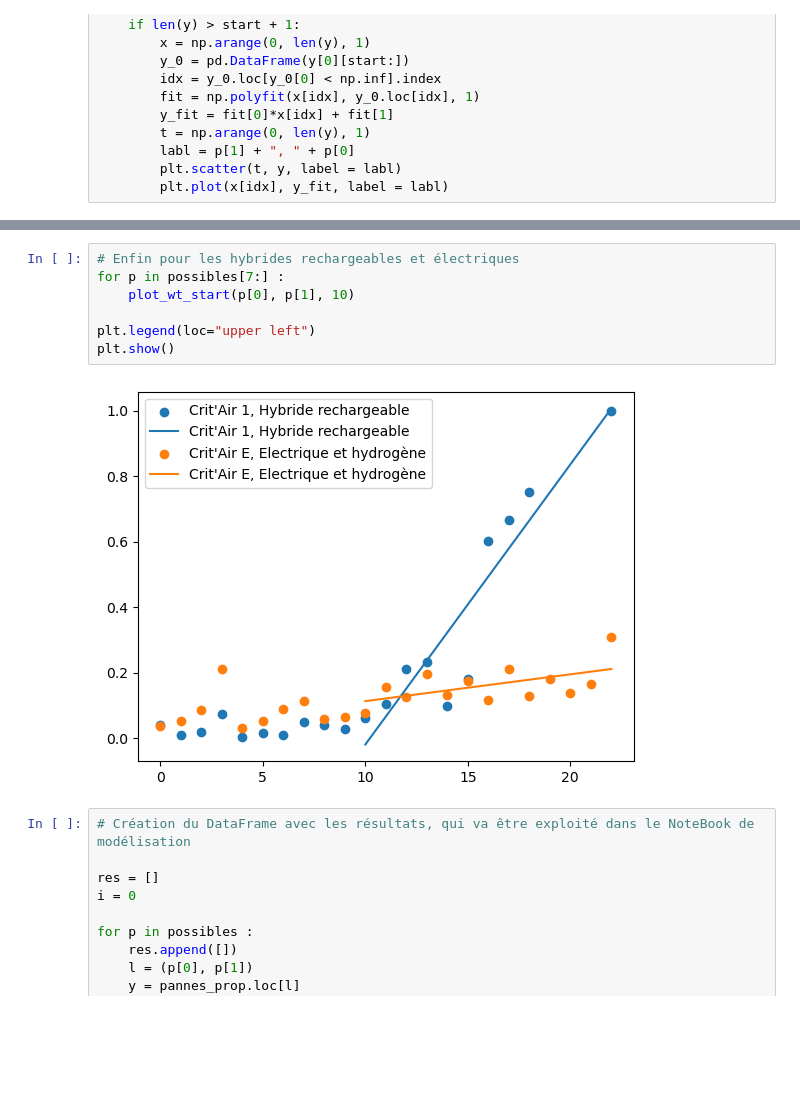
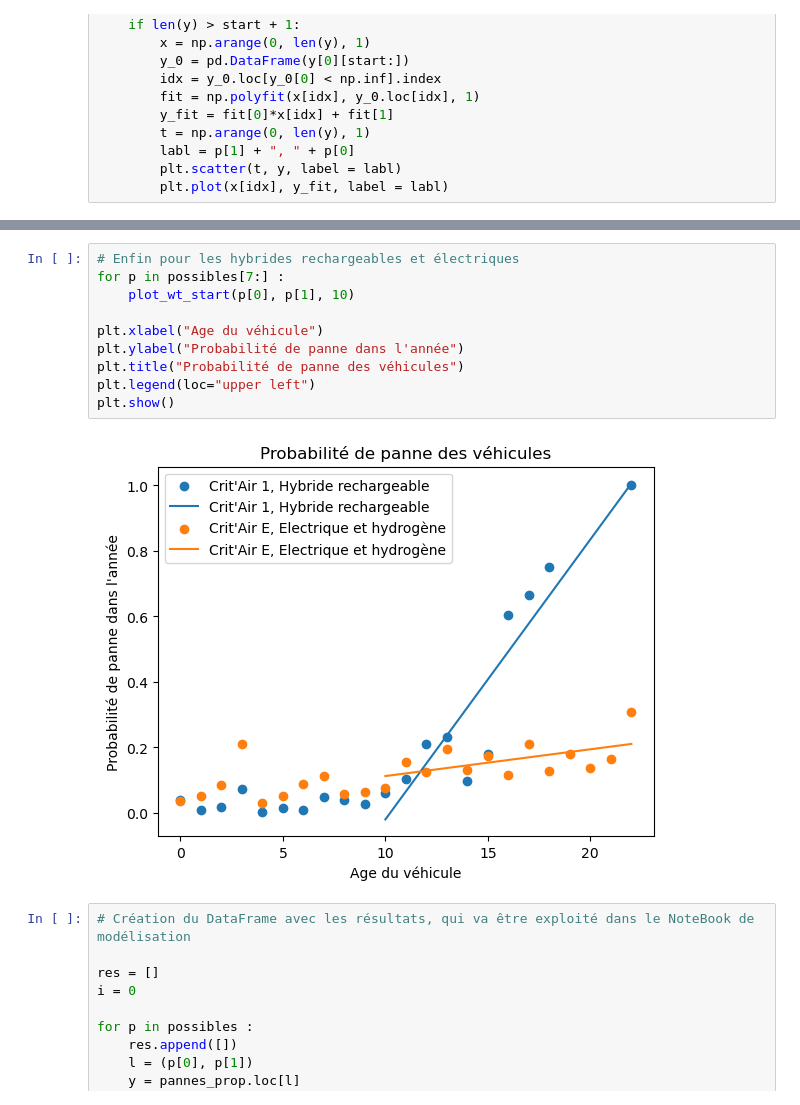
Before and after one commit to TheoLBTN/Projet-Python, a Jupyter notebook: Pannes.ipynb, the cells around one changed output, grey strips where cells are left out. Drawn from its saved outputs; the diff is of its cells as text; blank space fills up the shorter version.

```diff
--- a/Pannes.ipynb
+++ b/Pannes.ipynb
@@ -153,12 +159,15 @@ plt.show()
 # %%
 # Enfin pour les hybrides rechargeables et électriques
 for p in possibles[7:] :
     plot_wt_start(p[0], p[1], 10)
 
+plt.xlabel("Age du véhicule")
+plt.ylabel("Probabilité de panne dans l'année")
+plt.title("Probabilité de panne des véhicules")
 plt.legend(loc="upper left")
 plt.show()
 # %% [output]
-[figure, old version]
+[figure, new version]
 # %%
 # Création du DataFrame avec les résultats, qui va être exploité dans le NoteBook de modélisation
 
```
Also changed, not shown: parts of 2 cells of this notebook.
